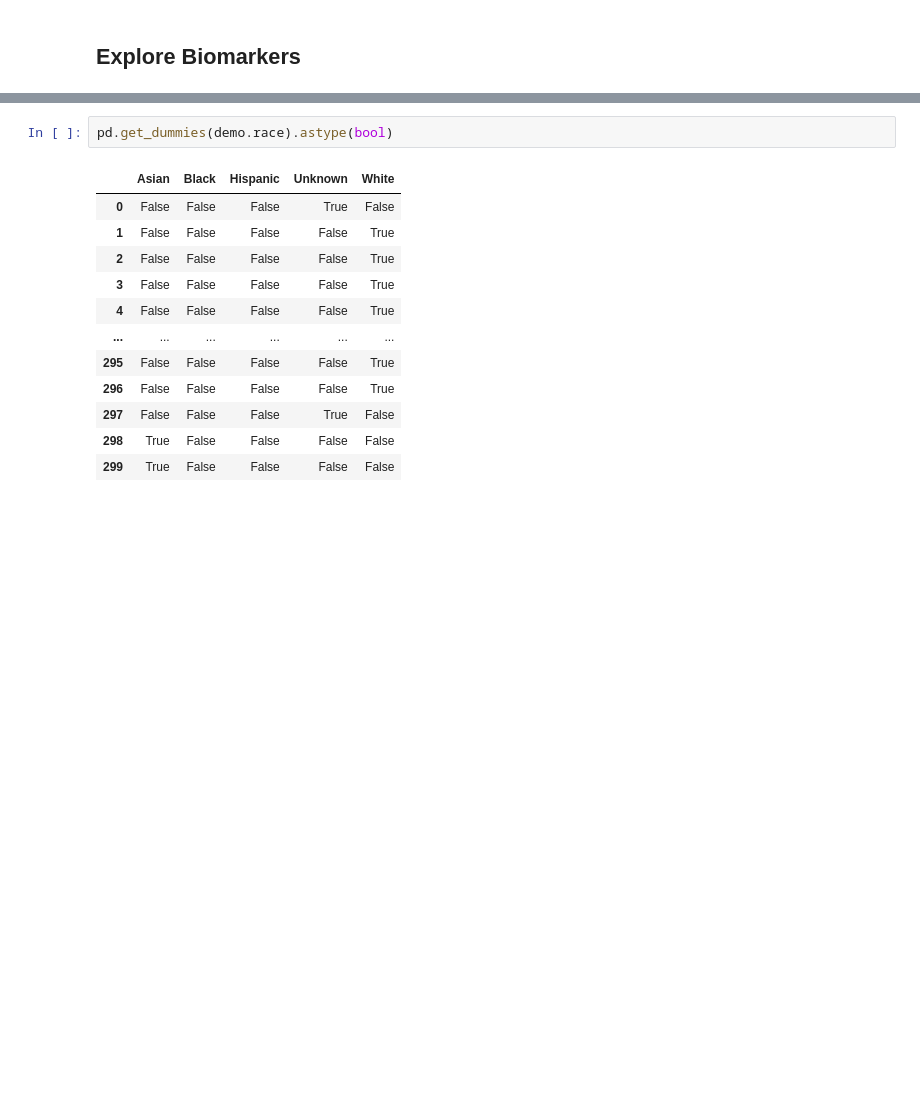
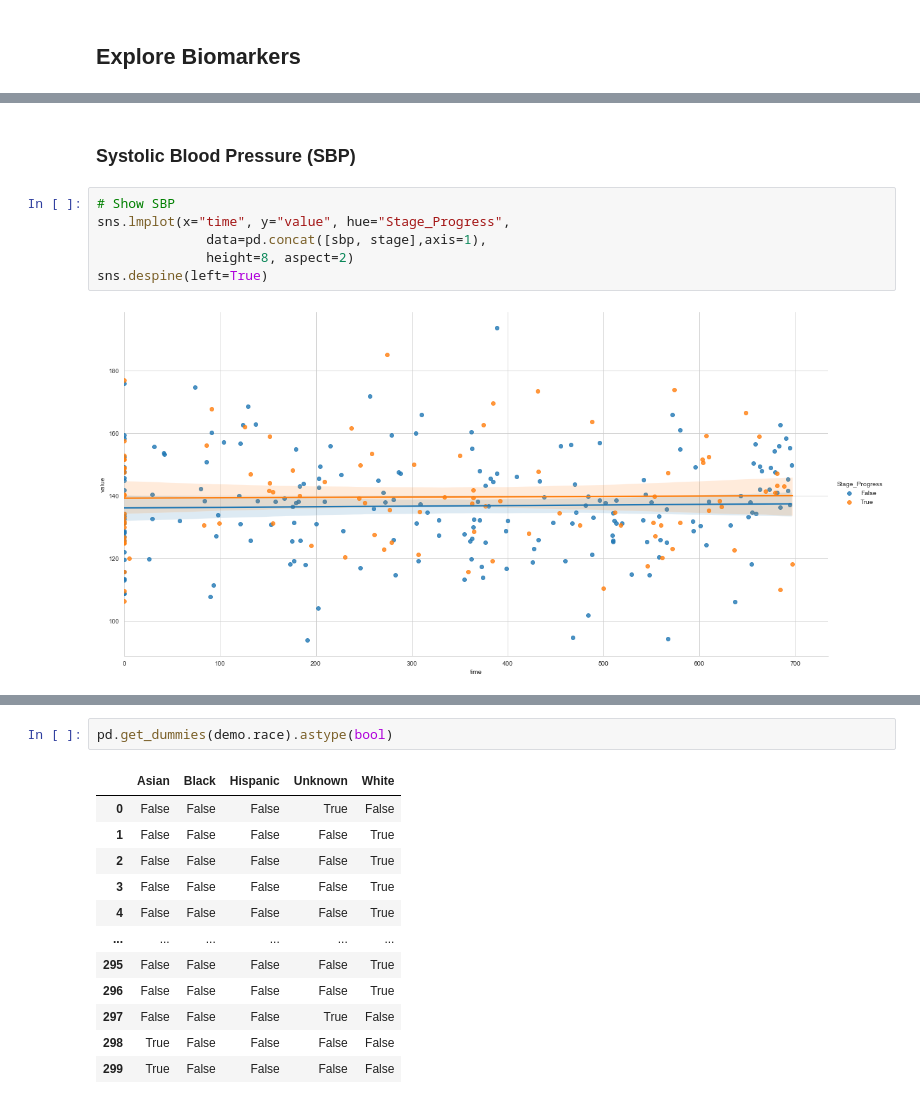
Before and after one commit to migueLib/ckd, a Jupyter notebook: notebooks/data_exploration.ipynb, the cells around one changed output, grey strips where cells are left out. Cells and saved outputs as stored; diff of their text form; blank space fills up the shorter version.

```diff
--- a/notebooks/data_exploration.ipynb
+++ b/notebooks/data_exploration.ipynb
@@ -187,0 +203,10 @@ for i, data in cre.groupby("id"):
+# %% [markdown]
+### Systolic Blood Pressure (SBP)
+# %%
+# Show SBP
+sns.lmplot(x="time", y="value", hue="Stage_Progress",
+              data=pd.concat([sbp, stage],axis=1),
+              height=8, aspect=2)
+sns.despine(left=True)
+# %% [output]
+[figure, added]
```
Also changed, not shown: parts of 20 cells of this notebook.
